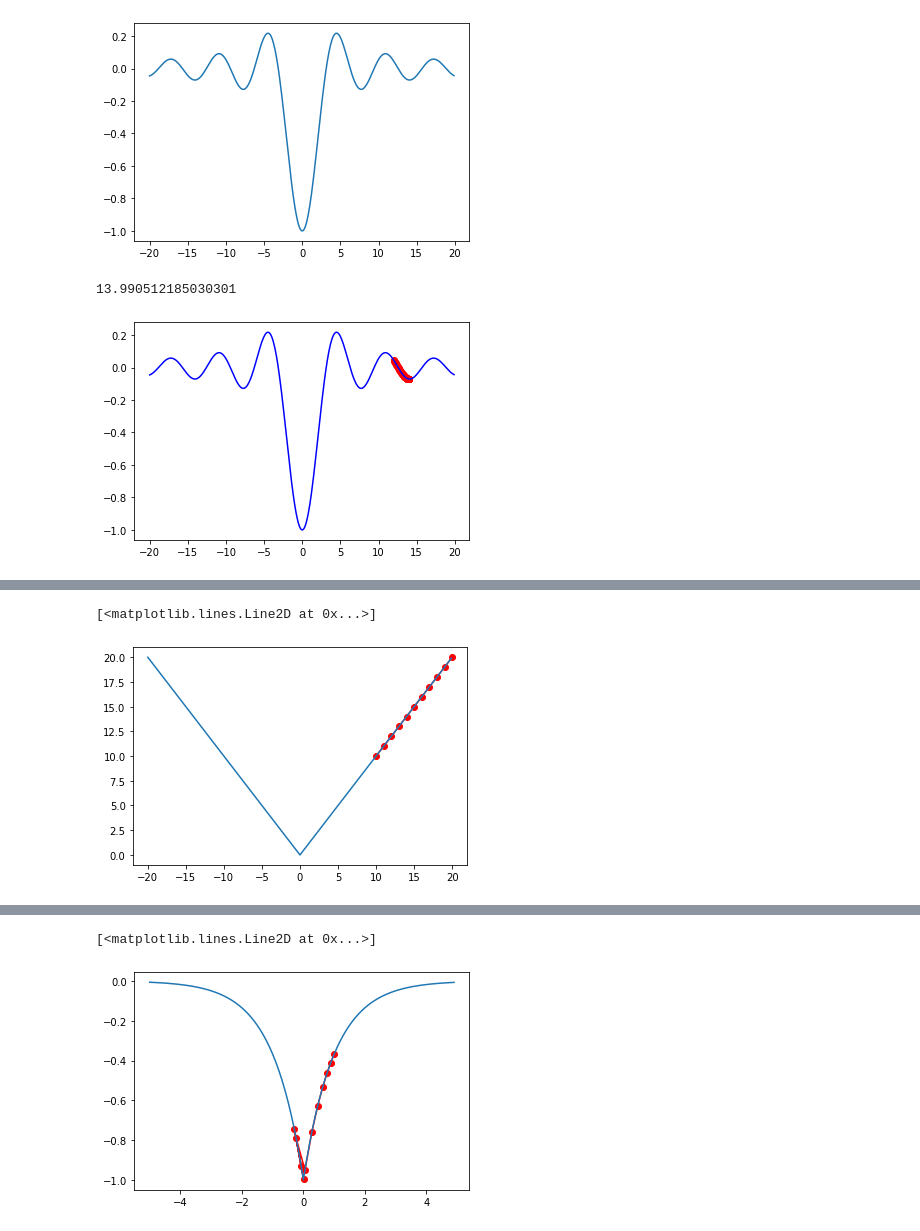
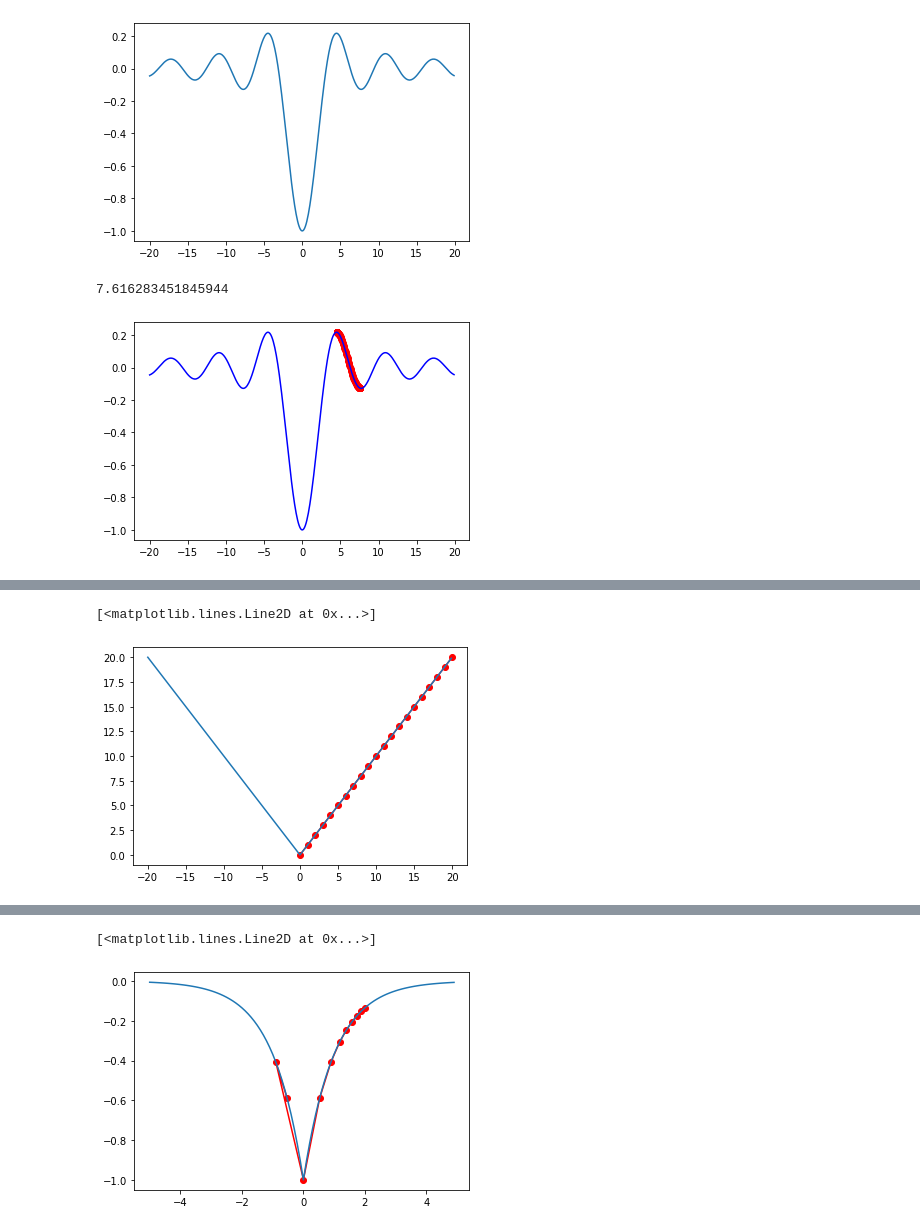
Before and after one commit to mohamad-qodosi/utech-summer-school-99-Machine-Learning, a Jupyter notebook: Notebooks/Linear_Regression/linear_regression_2.ipynb, the cells around one changed output, grey strips where cells are left out. Saved outputs shown, nothing was run; the diff lists cells and outputs as text; code cells hidden in the pictures.

```diff
--- a/Notebooks/Linear_Regression/linear_regression_2.ipynb
+++ b/Notebooks/Linear_Regression/linear_regression_2.ipynb
@@ -28,6 +28,6 @@ print(x_GD)
 # %%
-x_GD = 20
-alpha = 0.1
+x_GD = 1
+alpha = 0.01
 
 for i in range(100):
     der = 2 * x_GD
@@ -98,7 +98,7 @@ plt.plot(x, y)
 [<matplotlib.lines.Line2D at 0x...>]
 [figure]
 # %%
-x_GD = [12]
+x_GD = [4.5]
 alpha = 0.5
 
 for i in range(100):
@@ -111,8 +111,8 @@ plt.plot(x_GD, y_GD, 'r-o')
 plt.plot(x, y, 'b-')
 print(x_GD[-1])
 # %% [output]
-13.990512185030301
+7.616283451845944
-[figure, old version]
+[figure, new version]
 # %% [markdown]
 # Toy Example 3
 
@@ -129,24 +128,22 @@ class GD_abs:
 # %%
-def optimize(function, x0, alpha, itterations):
+def optimize(derivatives, x0, alpha, itterations):
     x_GD = [x0]
 
     for i in range(itterations):
-        der = function.get_derivatives(x_GD[-1])
+        der = derivatives(x_GD[-1])
         x_GD.append(x_GD[-1] - alpha * der)
     return np.array(x_GD)
 # %%
-function = GD_abs()
-
-x_GD = optimize(function, 20, 1, 10)
-y_GD = function.call(x_GD)
+x_GD = optimize(abs_derivatives, 20, 1, 20)
+y_GD = abs_call(x_GD)
 plt.plot(x_GD, y_GD, 'r-o')
 
 x = np.arange(-20, 20, 0.1)
-y = function.call(x)
+y = abs_call(x)
 plt.plot(x, y)
 # %% [output]
 [<matplotlib.lines.Line2D at 0x...>]
-[figure, old version]
+[figure, new version]
 # %% [markdown]
 # Toy Example 3
 
@@ -154,25 +151,22 @@ we want to find minimum of:
 <img src="https://latex.codecogs.com/svg.latex?y=-e^{-|x|}"/>
 <img src="https://latex.codecogs.com/svg.latex?\frac{dy}{dx}=\frac{xe^{-|x|}}{|x|}"/>
 # %%
-class GD_exp:
-    def __call__(self, x):
-        return -np.exp(-np.abs(x))
+def exp(x):
+    return -np.exp(-np.abs(x))
 
-    def get_derivatives(self, x):
-        return x * np.exp(-np.abs(x)) / np.abs(x)
+def exp_derivatives(x):
+    return x * np.exp(-np.abs(x)) / np.abs(x)
 # %%
-function = GD_exp()
-
-x_GD = optimize(function, 1, 0.3, 10)
-y_GD = function(x_GD)
+x_GD = optimize(exp_derivatives, 2, 0.9, 10)
+y_GD = exp(x_GD)
 plt.plot(x_GD, y_GD, 'r-o')
 
 x = np.arange(-5, 5, 0.1)
-y = function(x)
+y = exp(x)
 plt.plot(x, y)
 # %% [output]
 [<matplotlib.lines.Line2D at 0x...>]
-[figure, old version]
+[figure, new version]
 # %% [markdown]
 # Toy Example 4
 
```
Also changed, not shown: parts of 12 cells of this notebook, 12 other files.
